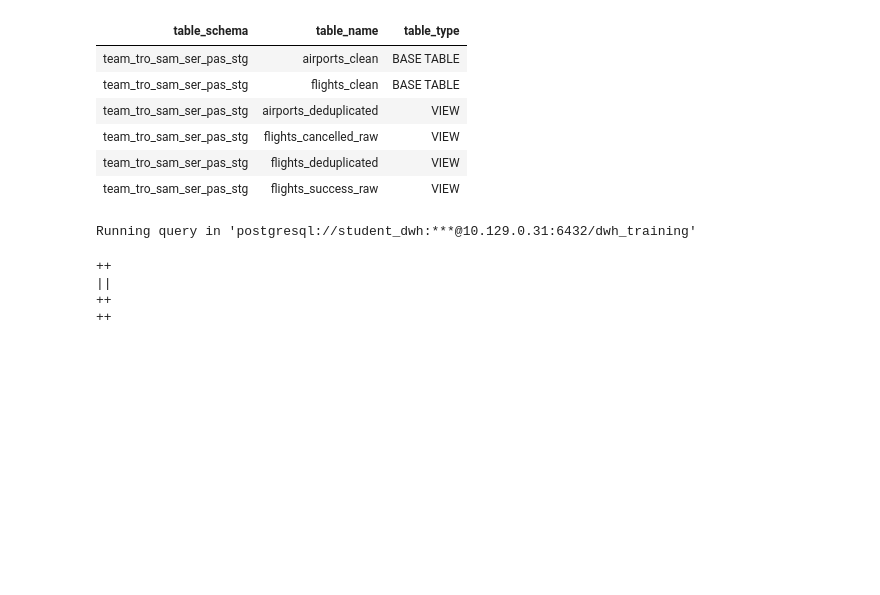
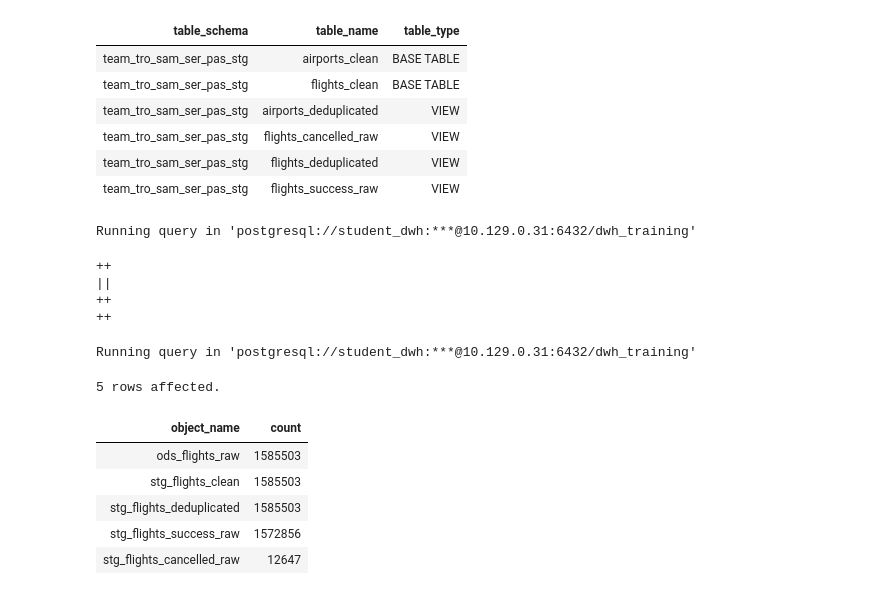
Before and after one commit to d-pascenco/dwh_sql_project_team_Tro_Sam_Ser_Pas, a Jupyter notebook: python/utils/dwh_training_sql_запросы.ipynb, the cells around one changed output. Saved outputs shown, nothing was run; the diff lists cells and outputs as text; code cells hidden in the pictures; blank space fills up the shorter version.

```diff
--- a/python/utils/dwh_training_sql_запросы.ipynb
+++ b/python/utils/dwh_training_sql_запросы.ipynb
@@ -200,3 +200,23 @@ Running query in 'postgresql://student_dwh:***@10.129.0.31:6432/dwh_training'
 ||
 ++
 ++
+# %%
+%%sql
+select 'ods_flights_raw' as object_name, count(*) from team_tro_sam_ser_pas_ods.flights_raw
+union all
+select 'stg_flights_clean', count(*) from team_tro_sam_ser_pas_stg.flights_clean
+union all
+select 'stg_flights_deduplicated', count(*) from team_tro_sam_ser_pas_stg.flights_deduplicated
+union all
+select 'stg_flights_success_raw', count(*) from team_tro_sam_ser_pas_stg.flights_success_raw
+union all
+select 'stg_flights_cancelled_raw', count(*) from team_tro_sam_ser_pas_stg.flights_cancelled_raw;
+# %% [output]
+Running query in 'postgresql://student_dwh:***@10.129.0.31:6432/dwh_training'
+5 rows affected.
+| object_name | count |
+| ods_flights_raw | 1585503 |
+| stg_flights_clean | 1585503 |
+| stg_flights_deduplicated | 1585503 |
+| stg_flights_success_raw | 1572856 |
+| stg_flights_cancelled_raw | 12647 |
```
Also changed, not shown: parts of 5 cells of this notebook, 10 other files.
